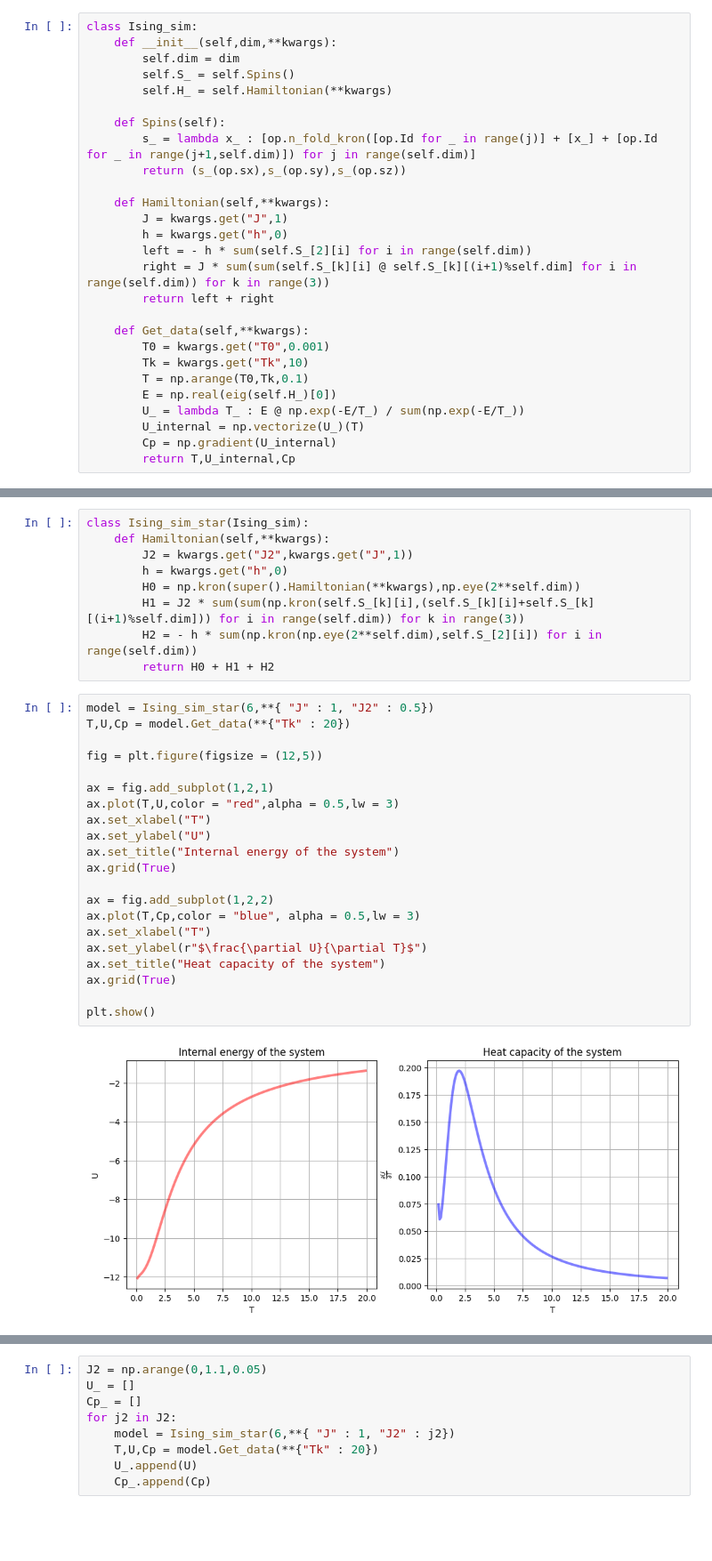
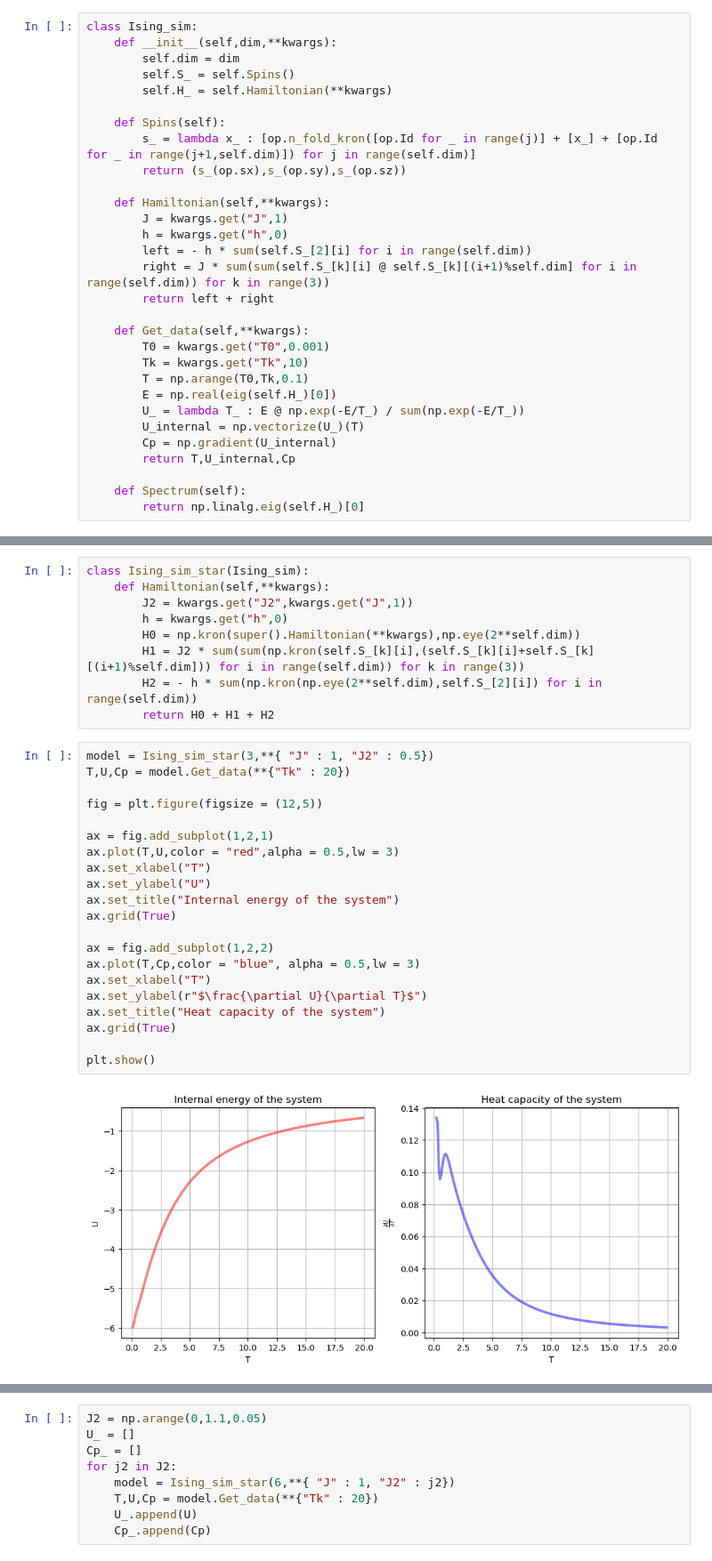
Before and after one commit to JedrekSt/PhaseTransitions, a Jupyter notebook: star_ising.ipynb, the cells around one changed output, grey strips where cells are left out. Shown: that part at 89% size. Cells and saved outputs as stored; diff of their text form; blank space fills up the shorter version.

```diff
--- a/star_ising.ipynb
+++ b/star_ising.ipynb
@@ -59,6 +59,9 @@ class Ising_sim:
         U_internal = np.vectorize(U_)(T)
         Cp = np.gradient(U_internal)
         return T,U_internal,Cp
+
+    def Spectrum(self):
+        return np.linalg.eig(self.H_)[0]
 # %%
 model = Ising_sim(6,**{ "J" : 1, "J2" : 0})
 T,U,Cp = model.Get_data(**{"Tk" : 20})
@@ -92,25 +95,25 @@ class Ising_sim_star(Ising_sim):
         H2 = - h * sum(np.kron(np.eye(2**self.dim),self.S_[2][i]) for i in range(self.dim))
         return H0 + H1 + H2
 # %%
-model = Ising_sim_star(6,**{ "J" : 1, "J2" : 0.5})
+model = Ising_sim_star(3,**{ "J" : 1, "J2" : 0.5})
 T,U,Cp = model.Get_data(**{"Tk" : 20})
 
 fig = plt.figure(figsize = (12,5))
 
 ax = fig.add_subplot(1,2,1)
 ax.plot(T,U,color = "red",alpha = 0.5,lw = 3)
 ax.set_xlabel("T")
 ax.set_ylabel("U")
 ax.set_title("Internal energy of the system")
 ax.grid(True)
 
 ax = fig.add_subplot(1,2,2)
 ax.plot(T,Cp,color = "blue", alpha = 0.5,lw = 3)
 ax.set_xlabel("T")
 ax.set_ylabel(r"$\frac{\partial U}{\partial T}$")
 ax.set_title("Heat capacity of the system")
 ax.grid(True)
 
 plt.show()
 # %% [output]
-[figure, old version]
+[figure, new version]
```
Also changed, not shown: parts of 3 cells of this notebook, 1 other file.
